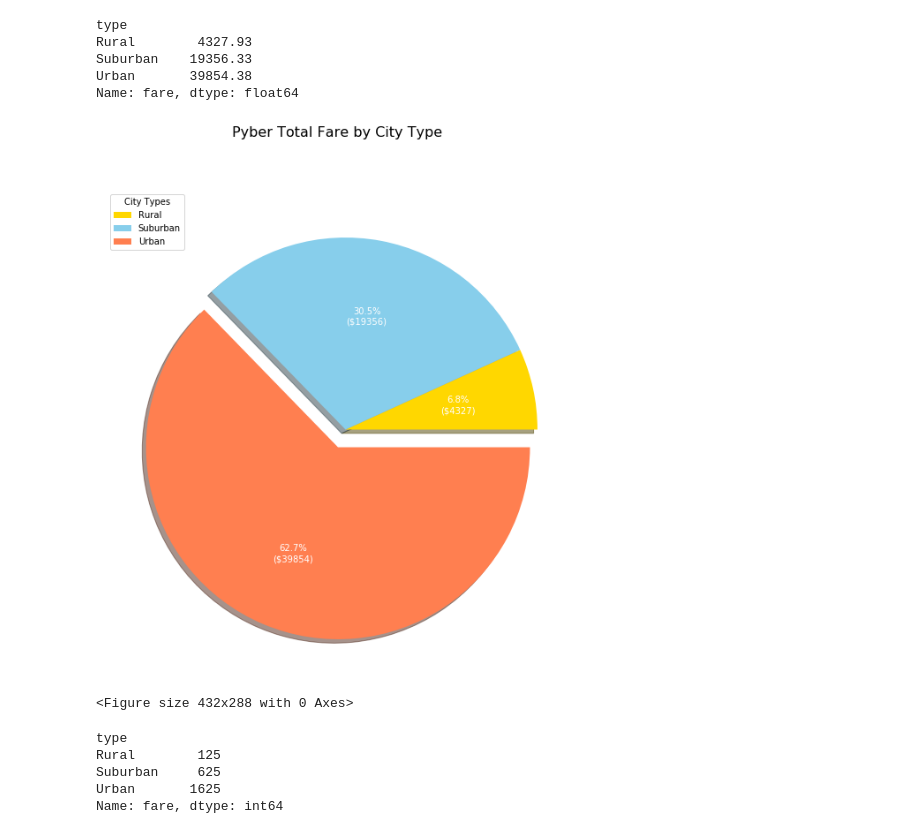
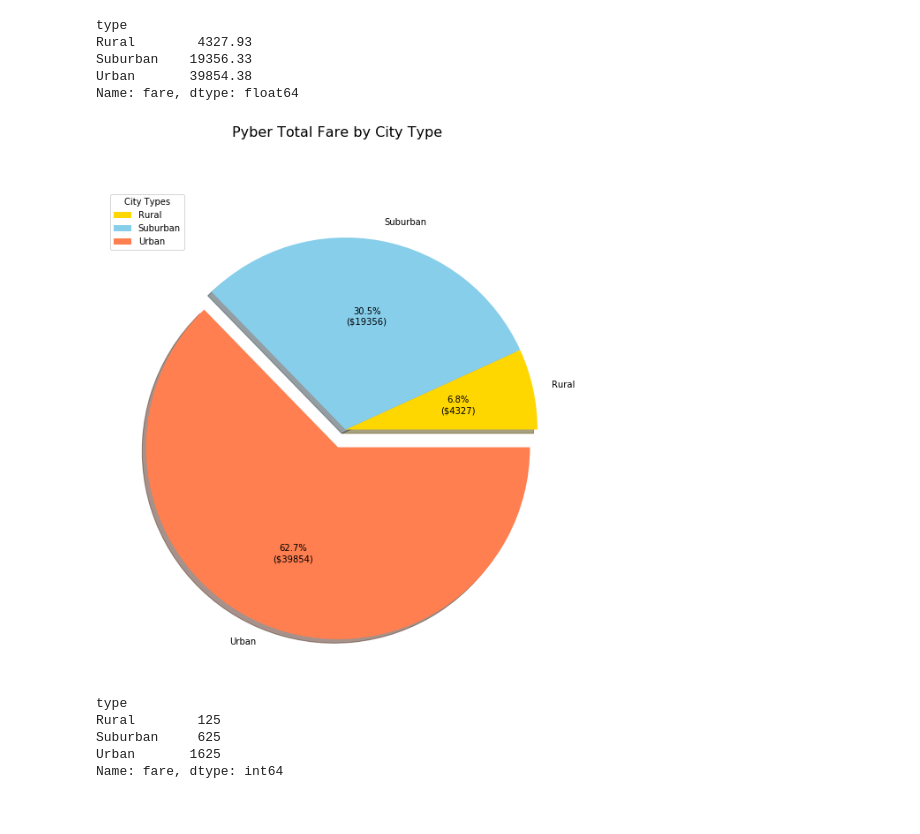
Before and after one commit to Erick-GR/Pyber, a Jupyter notebook: pyber.ipynb, the cells around one changed output. Cells and saved outputs as stored; diff of their text form; code cells hidden in the pictures.

```diff
--- a/pyber.ipynb
+++ b/pyber.ipynb
@@ -109,20 +108,18 @@ Name: fare, dtype: float64
 # %%
 fig, pie1 = plt.subplots(figsize=(10,10))
 fig.suptitle("Pyber Total Fare by City Type", fontsize = 16)
 
 def func(pct, allvals):
     absolute = int(pct/100.*np.sum(allvals))
     return "{:.1f}%\n(${:d})".format(pct, absolute)
 
-pie1.pie(city_sum, shadow=True, explode=c_explode, labels=c_types, colors=c_colors, autopct=lambda pct: func(pct, city_sum), textprops=dict(color="w"))
+pie1.pie(city_sum, shadow=True, explode=c_explode, labels=c_types, colors=c_colors, autopct=lambda pct: func(pct, city_sum), textprops=dict(color="black"))
 pie1.legend(loc='best', title="City Types")
 
+plt.savefig("totalFare.png")
 plt.show()
-
-plt.savefig("totalFare.png")
 # %% [output]
-[figure, old version]
+[figure, new version]
-<Figure size 432x288 with 0 Axes>
 # %%
 # % of Total Rides by City Type
 city_count = city_group['fare'].count()
```
Also changed, not shown: parts of 3 cells of this notebook, 4 other files.
